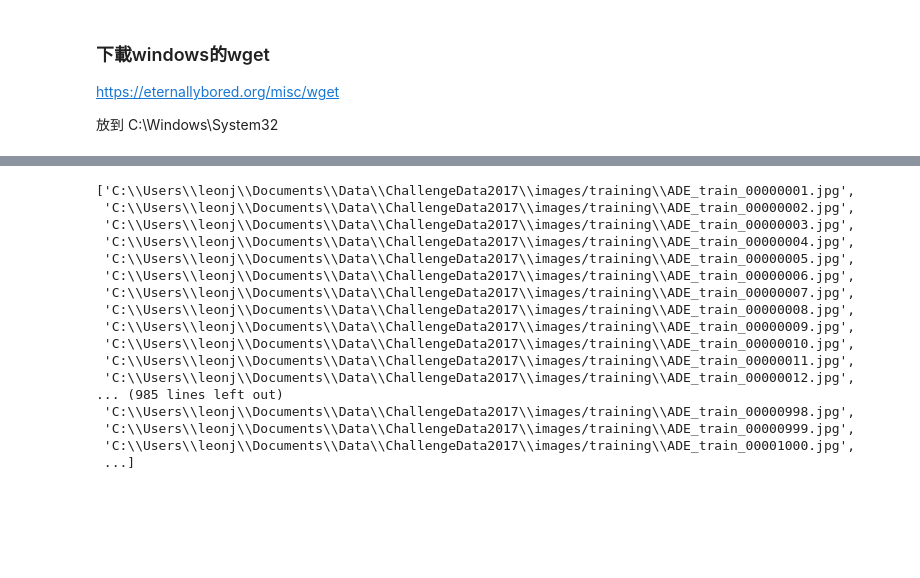
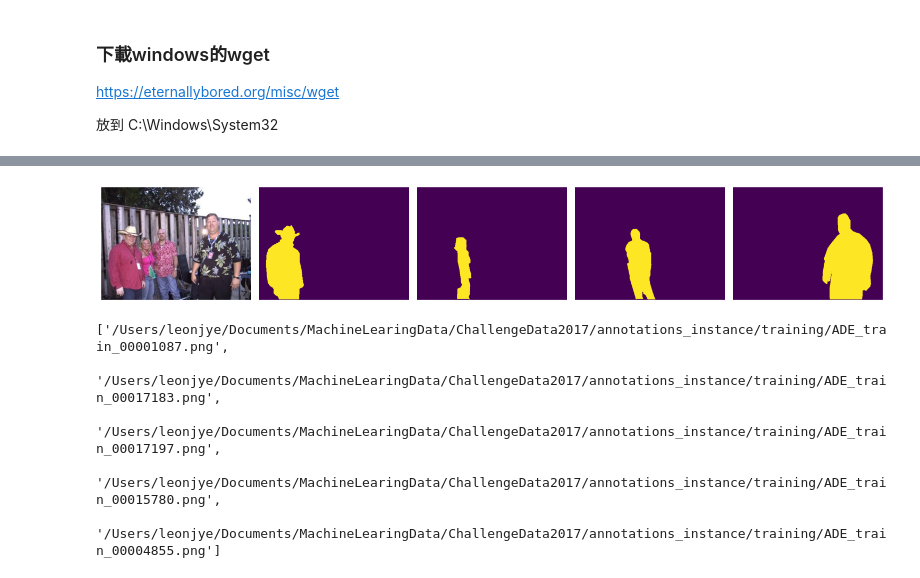
Before and after one commit to leonjyentub/CompVision2025, a Jupyter notebook: 09_2_Instance_Segmentation.ipynb, the cells around one changed output, grey strips where cells are left out. Drawn from its saved outputs; the diff is of its cells as text; code cells hidden in the pictures; blank space fills up the shorter version.

```diff
--- a/09_2_Instance_Segmentation.ipynb
+++ b/09_2_Instance_Segmentation.ipynb
@@ -62,22 +61,21 @@ def Glob(x, extns=None):
 # %%
 all_images = Glob(os.path.join(IMAGE_ROOT, 'images/training'))
 all_annots = Glob(os.path.join(IMAGE_ROOT, 'annotations_instance/training'))
-all_images
-# %% [output]
-['C:\\Users\\leonj\\Documents\\Data\\ChallengeData2017\\images/training\\ADE_train_00000001.jpg',
- 'C:\\Users\\leonj\\Documents\\Data\\ChallengeData2017\\images/training\\ADE_train_00000002.jpg',
- 'C:\\Users\\leonj\\Documents\\Data\\ChallengeData2017\\images/training\\ADE_train_00000003.jpg',
- 'C:\\Users\\leonj\\Documents\\Data\\ChallengeData2017\\images/training\\ADE_train_00000004.jpg',
- 'C:\\Users\\leonj\\Documents\\Data\\ChallengeData2017\\images/training\\ADE_train_00000005.jpg',
- 'C:\\Users\\leonj\\Documents\\Data\\ChallengeData2017\\images/training\\ADE_train_00000006.jpg',
- 'C:\\Users\\leonj\\Documents\\Data\\ChallengeData2017\\images/training\\ADE_train_00000007.jpg',
- 'C:\\Users\\leonj\\Documents\\Data\\ChallengeData2017\\images/training\\ADE_train_00000008.jpg',
- 'C:\\Users\\leonj\\Documents\\Data\\ChallengeData2017\\images/training\\ADE_train_00000009.jpg',
- 'C:\\Users\\leonj\\Documents\\Data\\ChallengeData2017\\images/training\\ADE_train_00000010.jpg',
- 'C:\\Users\\leonj\\Documents\\Data\\ChallengeData2017\\images/training\\ADE_train_00000011.jpg',
- 'C:\\Users\\leonj\\Documents\\Data\\ChallengeData2017\\images/training\\ADE_train_00000012.jpg',
-... (985 lines left out)
- 'C:\\Users\\leonj\\Documents\\Data\\ChallengeData2017\\images/training\\ADE_train_00000998.jpg',
- 'C:\\Users\\leonj\\Documents\\Data\\ChallengeData2017\\images/training\\ADE_train_00000999.jpg',
- 'C:\\Users\\leonj\\Documents\\Data\\ChallengeData2017\\images/training\\ADE_train_00001000.jpg',
- ...]
+# %%
+# 根據陣列的圖片個數來決定要幾個columns
+def subplots(image_array):
+    num_images = len(image_array)
+    num_columns = 5
+    num_rows = (num_images + num_columns - 1) // num_columns  # 向上取整
+    fig, axes = plt.subplots(num_rows, num_columns, figsize=(15, 3 * num_rows))
+    axes = axes.flatten()  # 將二維陣列展平為一維陣列
+
+    for i in range(num_images):
+        axes[i].imshow(image_array[i])
+        axes[i].axis('off')  # 隱藏坐標軸
+
+    for j in range(i + 1, num_rows * num_columns):
+        axes[j].axis('off')  # 隱藏多餘的子圖
+
+    plt.tight_layout()
+    plt.show()
@@ -84,13 +103,19 @@ all_images
 # %%
+from PIL import Image
 f = 'ADE_train_00014301'
-
-im = read(find(f, all_images), 1)
-an = read(find(f, all_annots), 1).transpose(2,0,1)
-r,g,b = an
+im = Image.open(os.path.join(IMAGE_ROOT, 'images/training', f + '.jpg'))
+im = im.convert('RGB')
+im_array = np.array(im)
+an = Image.open(os.path.join(IMAGE_ROOT, 'annotations_instance/training', f + '.png'))
+an = an.convert('RGB')
+an_array = np.array(an)
+r,g,b = an_array[:,:,0], an_array[:,:,1], an_array[:,:,2]
 nzs = np.nonzero(r==4) # 4 stands for person
 instances = np.unique(g[nzs])
 masks = np.zeros((len(instances), *r.shape))
 for ix,_id in enumerate(instances):
     masks[ix] = g==_id
 
-subplots([im, *masks], sz=20)
+subplots([im, *masks])
+# %% [output]
+[figure, added]
@@ -96,0 +127,16 @@ subplots([im, *masks], sz=20)
+# %%
+annots = []
+for ann in Tqdm(all_annots[:5000]):
+    _ann = Image.open(ann).convert('RGB')
+    _ann = np.array(_ann).transpose(2, 0, 1)
+    r,g,b = _ann[0], _ann[1], _ann[2]
+    # 4 stands for person
+    if 4 not in np.unique(r): continue
+    annots.append(ann)
+annots[:5]
+# %% [output]
+['/Users/leonjye/Documents/MachineLearingData/ChallengeData2017/annotations_instance/training/ADE_train_00001087.png',
+ '/Users/leonjye/Documents/MachineLearingData/ChallengeData2017/annotations_instance/training/ADE_train_00017183.png',
+ '/Users/leonjye/Documents/MachineLearingData/ChallengeData2017/annotations_instance/training/ADE_train_00017197.png',
+ '/Users/leonjye/Documents/MachineLearingData/ChallengeData2017/annotations_instance/training/ADE_train_00015780.png',
+ '/Users/leonjye/Documents/MachineLearingData/ChallengeData2017/annotations_instance/training/ADE_train_00004855.png']
```
Also changed, not shown: parts of 13 cells of this notebook.
